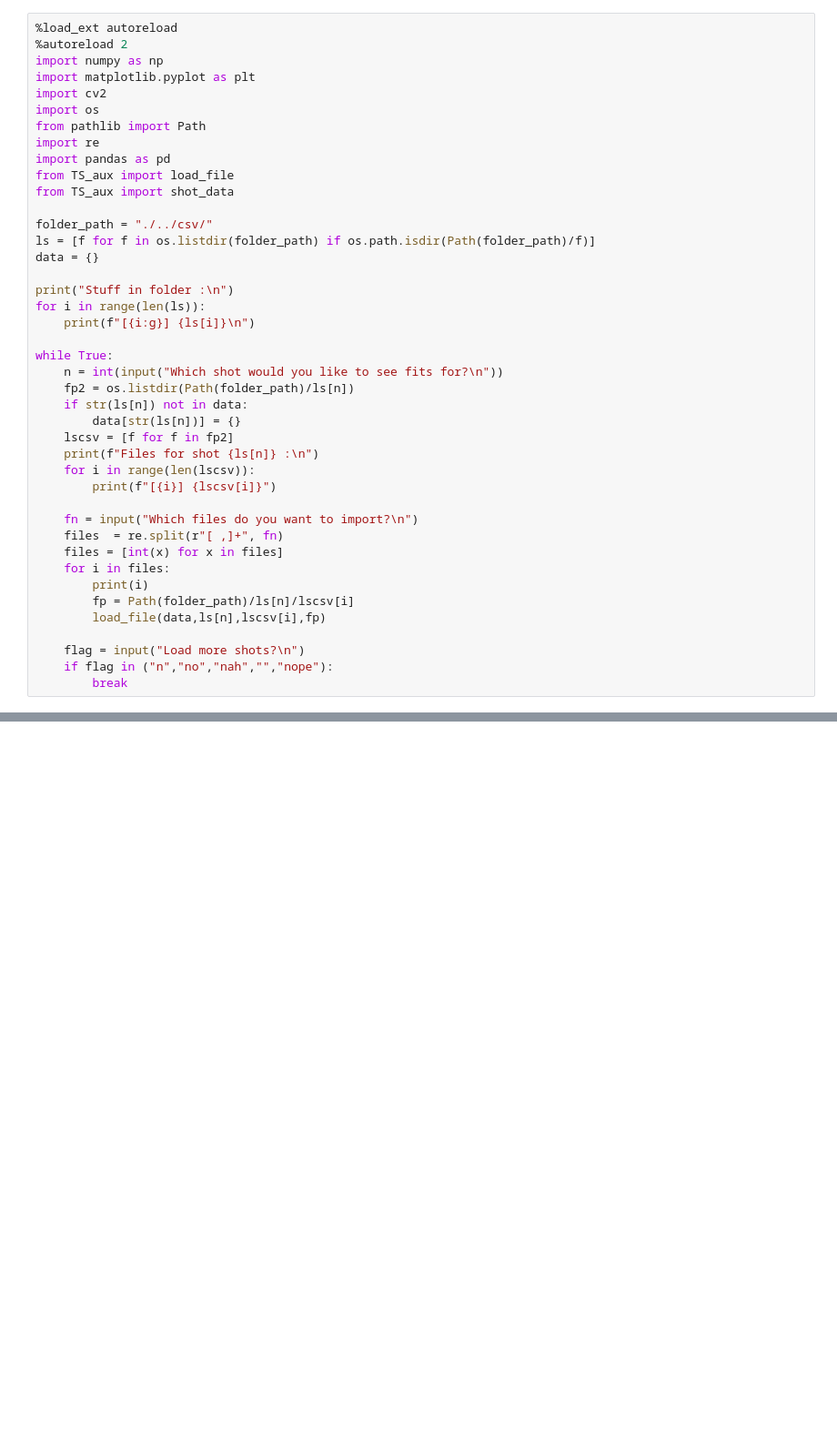
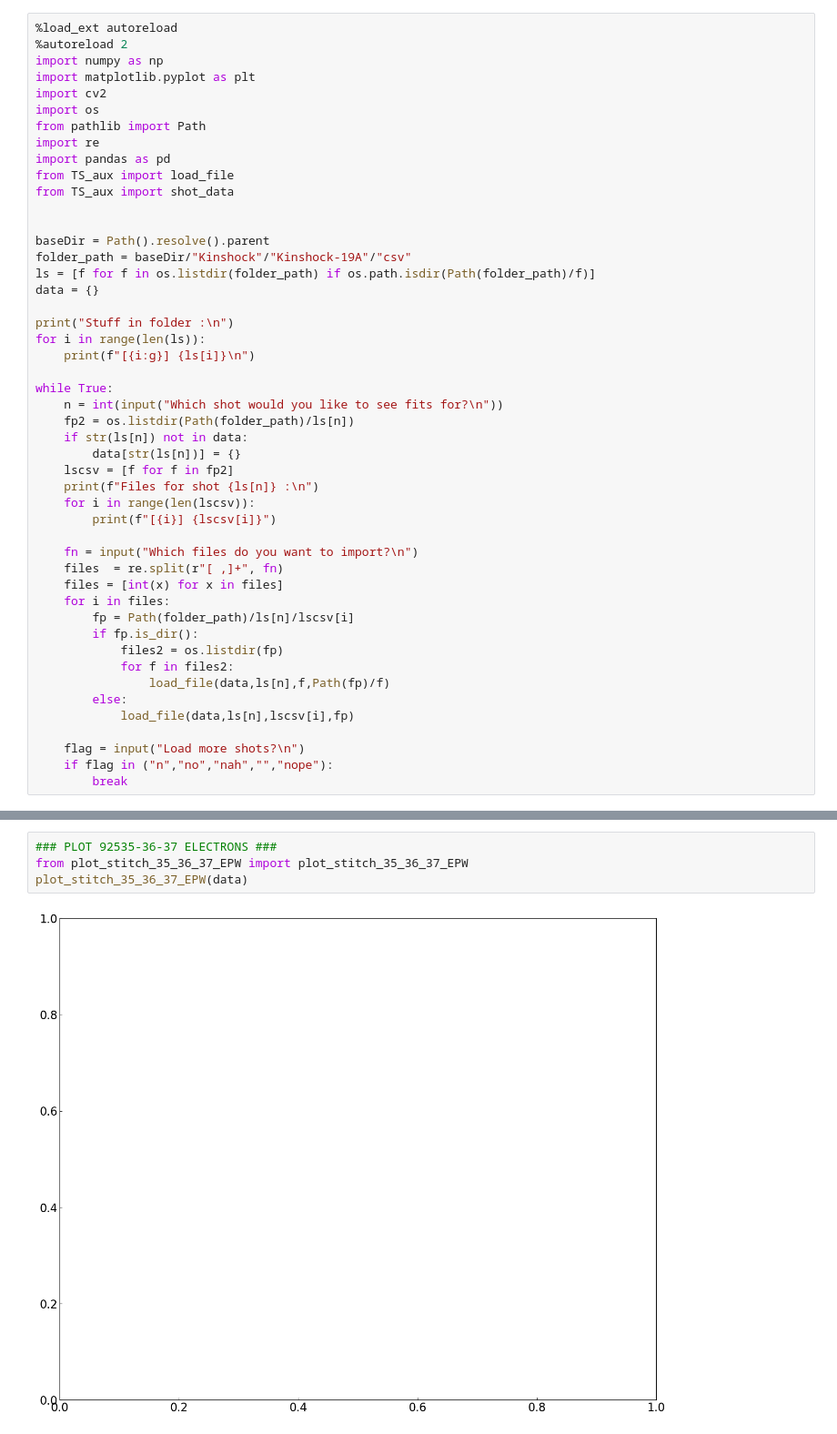
Before and after one commit to Soham919/tsadar_plotter, a Jupyter notebook: plot_lineouts.ipynb, the cells around one changed output, grey strips where cells are left out. Shown at 91% size. Drawn from its saved outputs; the diff is of its cells as text; blank space fills up the shorter version.

```diff
--- a/plot_lineouts.ipynb
+++ b/plot_lineouts.ipynb
@@ -11,7 +11,9 @@ import pandas as pd
 from TS_aux import load_file
 from TS_aux import shot_data
 
-folder_path = "./../csv/"
+
+baseDir = Path().resolve().parent
+folder_path = baseDir/"Kinshock"/"Kinshock-19A"/"csv"
 ls = [f for f in os.listdir(folder_path) if os.path.isdir(Path(folder_path)/f)]
 data = {}
 
@@ -33,9 +35,13 @@ while True:
     files  = re.split(r"[ ,]+", fn)
     files = [int(x) for x in files]
     for i in files:
-        print(i)
         fp = Path(folder_path)/ls[n]/lscsv[i]
-        load_file(data,ls[n],lscsv[i],fp)
+        if fp.is_dir():
+            files2 = os.listdir(fp)
+            for f in files2:
+                load_file(data,ls[n],f,Path(fp)/f)
+        else:
+            load_file(data,ls[n],lscsv[i],fp)
 
     flag = input("Load more shots?\n")
     if flag in ("n","no","nah","","nope"):
@@ -168,3 +174,9 @@ from plot_92537 import plot_92537
 plot_92537(data)
 # %% [output]
 [figure]
+# %%
+### PLOT 92535-36-37 ELECTRONS ###
+from plot_stitch_35_36_37_EPW import plot_stitch_35_36_37_EPW
+plot_stitch_35_36_37_EPW(data)
+# %% [output]
+[figure, added]
```
Also changed, not shown: parts of 5 cells of this notebook, 10 other files.
